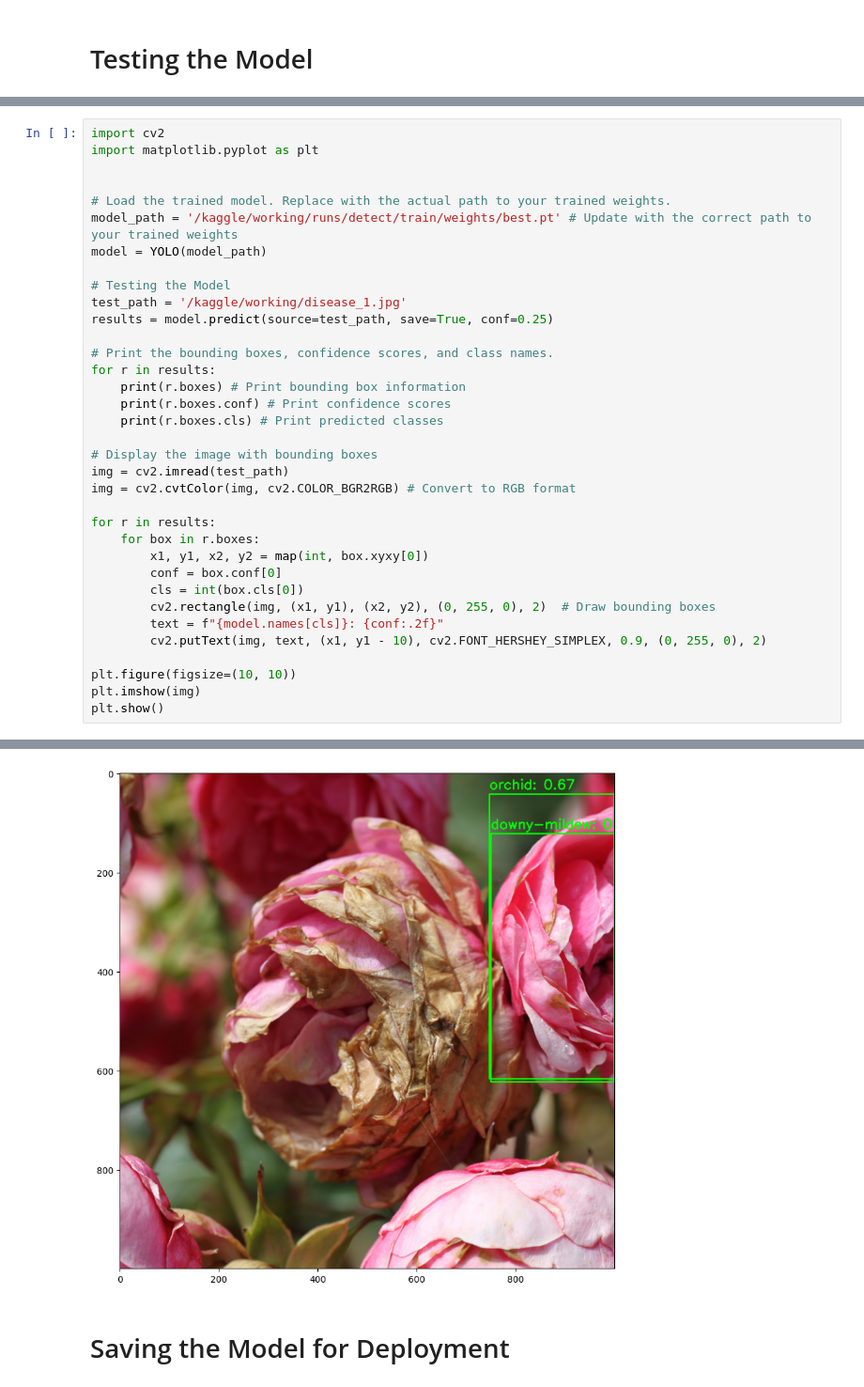
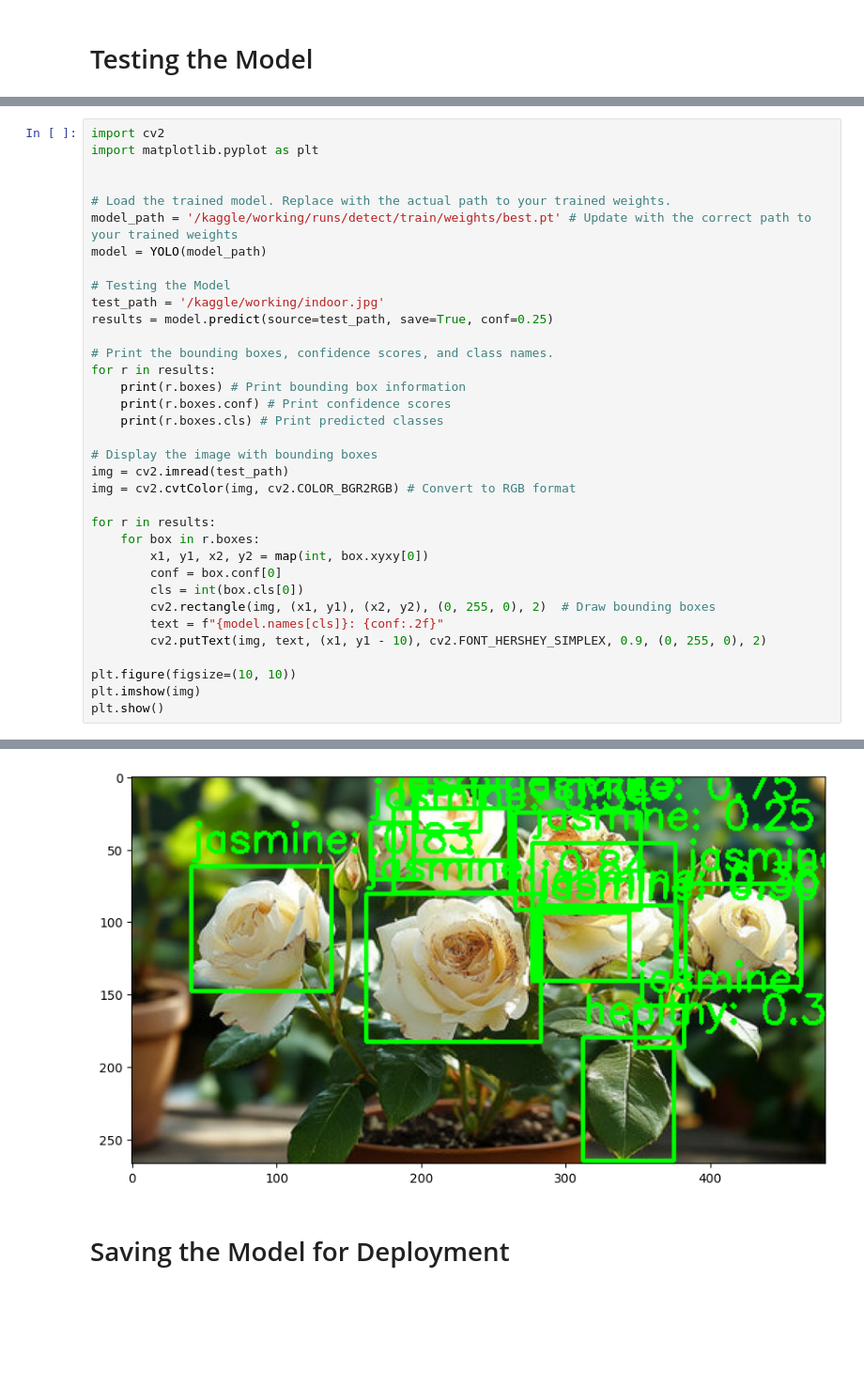
Before and after one commit to pomegranata/YOLOv8-for-home-flower, a Jupyter notebook: Flower_YOLOv8.ipynb, the cells around one changed output, grey strips where cells are left out. Shown at 94% size. Drawn from its saved outputs; the diff is of its cells as text; blank space fills up the shorter version.

Commit message:
Kaggle Notebook | ModelML_YOLOv8.ipynb | Version 12

```diff
--- a/Flower_YOLOv8.ipynb
+++ b/Flower_YOLOv8.ipynb
@@ -254,7 +251,7 @@ model_path = '/kaggle/working/runs/detect/train/weights/best.pt' # Update with t
 model = YOLO(model_path)
 
 # Testing the Model
-test_path = '/kaggle/working/disease_1.jpg'
+test_path = '/kaggle/working/indoor.jpg'
 results = model.predict(source=test_path, save=True, conf=0.25)
 
 # Print the bounding boxes, confidence scores, and class names.
@@ -300,4 +297,4 @@ tensor([6., 2.], device='cuda:0')
-[figure, old version]
+[figure, new version]
 # %% [markdown]
 # Saving the Model for Deployment
 # %%
```
Also changed, not shown: parts of 9 cells of this notebook.
